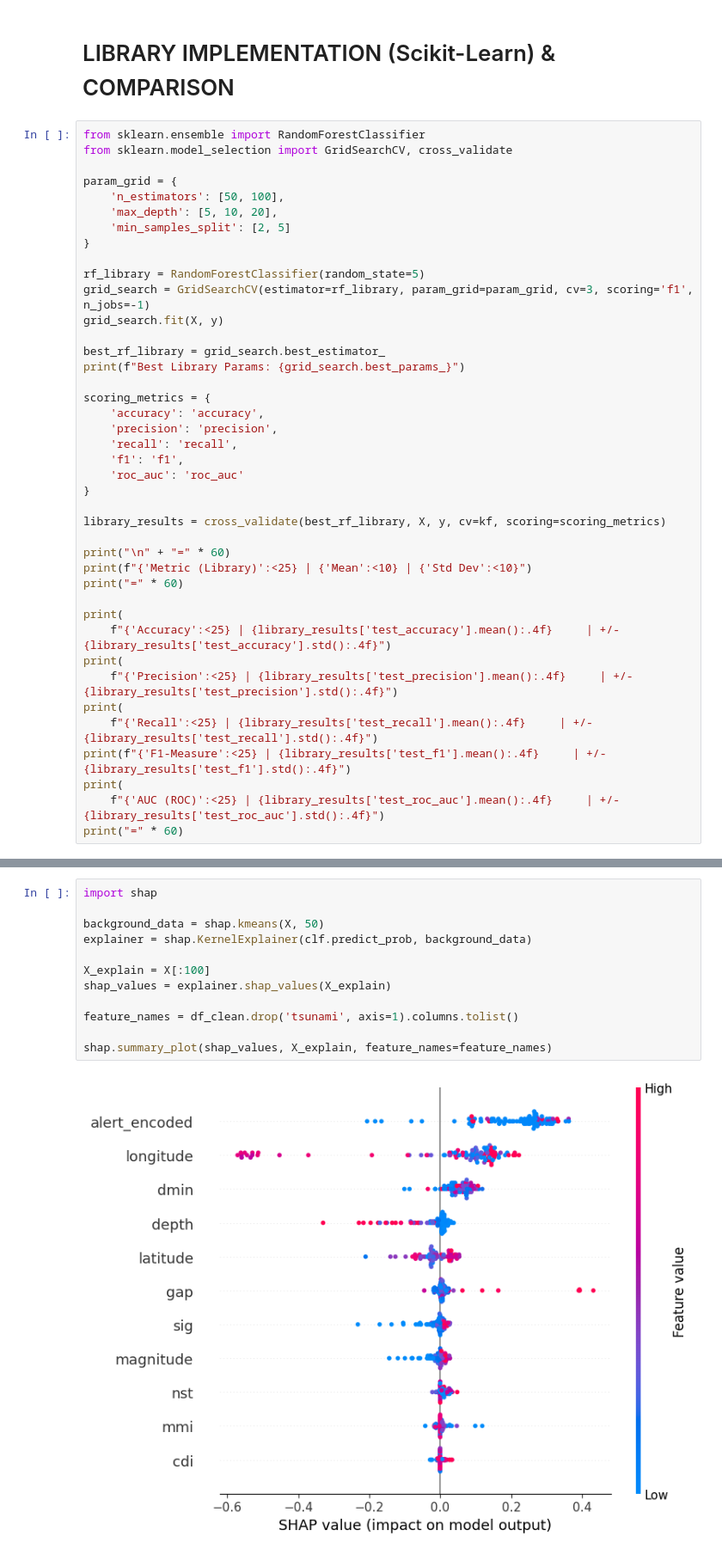
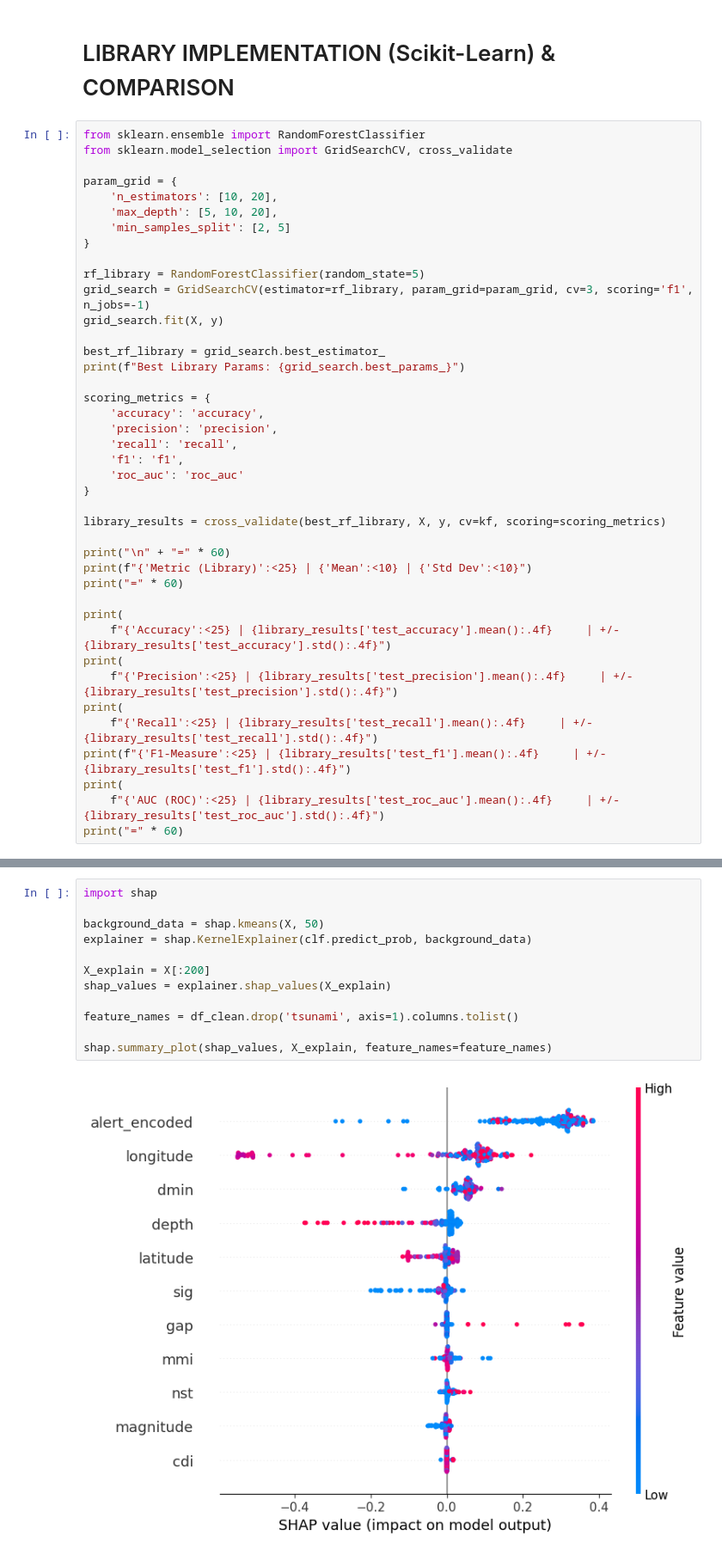
Before and after one commit to NicolescuAlexandruConstantin/ML-project, a Jupyter notebook: classification_experiments.ipynb, the cells around one changed output, grey strips where cells are left out. Shown at 86% size. Cells and saved outputs as stored; diff of their text form.

```diff
--- a/classification_experiments.ipynb
+++ b/classification_experiments.ipynb
@@ -204,7 +203,7 @@ from sklearn.ensemble import RandomForestClassifier
 from sklearn.model_selection import GridSearchCV, cross_validate
 
 param_grid = {
-    'n_estimators': [50, 100],
+    'n_estimators': [10, 20],
     'max_depth': [5, 10, 20],
     'min_samples_split': [2, 5]
 }
@@ -257,14 +256,14 @@ AUC (ROC)                 | 0.9653     | +/- 0.0109
 # %%
 import shap
 
 background_data = shap.kmeans(X, 50)
 explainer = shap.KernelExplainer(clf.predict_prob, background_data)
 
-X_explain = X[:100]
+X_explain = X[:200]
 shap_values = explainer.shap_values(X_explain)
 
 feature_names = df_clean.drop('tsunami', axis=1).columns.tolist()
 
 shap.summary_plot(shap_values, X_explain, feature_names=feature_names)
 # %% [output]
-[figure, old version]
+[figure, new version]
```
Also changed, not shown: parts of 6 cells of this notebook.
